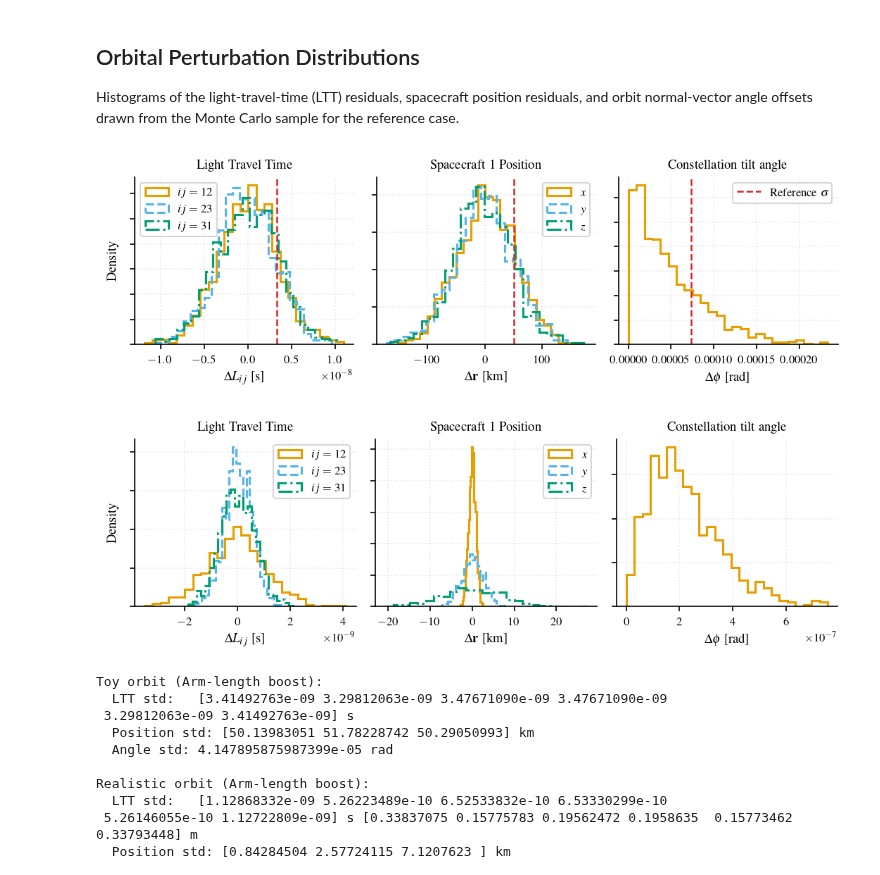
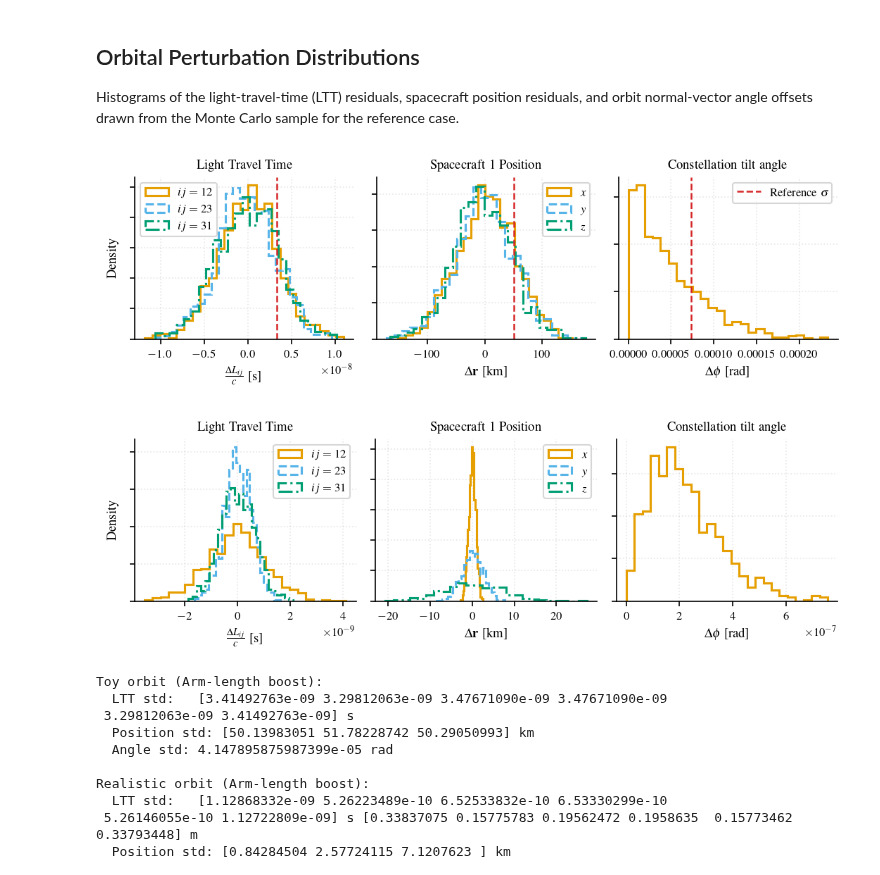
Before and after one commit to lorenzsp/ResponseRequirements, a Jupyter notebook: PaperPlots.ipynb, the cells around one changed output. Cells and saved outputs as stored; diff of their text form; code cells hidden in the pictures.

```diff
--- a/PaperPlots.ipynb
+++ b/PaperPlots.ipynb
@@ -87,6 +87,7 @@ CASES = {
     "Translation (boost)":     "segwo_results/static/arm0.0_rot0.0_trans50000.0_boost1.0/",
     "Realistic (no boost)": "segwo_results/15.0days_evolving_boost0.0/",
     "Realistic (boost)":    "segwo_results/15.0days_evolving_boost1.0/",
+    "Toy like realistic (boost)": "segwo_results/static/arm0.3_rot150.0_trans10000.0_boost1.0/",
 }
 
 # Reference case for the perturbation-distribution histograms
@@ -111,8 +112,7 @@ def load_results(results_dir):
             "mismatch":              hf["errors/mismatch"][()],
             "strain2x_abs_error":    hf["errors/strain2x_abs_error"][()],
             "strain2x_angle_error":  hf["errors/strain2x_angle_error"][()],
-            "amp_violation_ratio":   float(hf["errors"].attrs["amp_violation_ratio"]),
-            "phase_violation_ratio": float(hf["errors"].attrs["phase_violation_ratio"]),
+            "strain2x_avg_rel_amp_error": hf["errors/strain2x_avg_rel_amp_error"][()],
         }
         # Optional datasets (not present in all files)
         for key, path in [
@@ -130,10 +130,6 @@ for label, path in CASES.items():
     try:
         all_data[label] = load_results(path)
         d = all_data[label]
-        print(
-            f"✓  {label:28s}  Nf={d['f'].size}, Npix={d['npix']}, "
-            f"amp={d['amp_violation_ratio']:.2e}, phase={d['phase_violation_ratio']:.2e}"
-        )
     except FileNotFoundError as e:
         print(f"✗  {label:28s}  {e}")
 
@@ -228,7 +215,7 @@ for i in range(3):
         # label=rf"$\Delta L_{{{LINKS[i]}}}$",
         label=rf"$ij = {{{LINKS[i]}}}$",
     )
-ax.set_xlabel(r"$\Delta L_{ij}$ [s]")
+ax.set_xlabel(r"$\frac{\Delta L_{ij}}{c}$ [s]")
 ax.set_ylabel("Density")
 ax.axvline(1.0/C, color='tab:red', ls='--', lw=1.2,)
 ax.set_yticklabels([])
@@ -244,35 +231,35 @@ for i, lbl in enumerate(["$x$", "$y$", "$z$"]):
     ax.hist(
         ref["position_residuals"][:, 0, i] / 1e3, bins=25,
         histtype='step', linestyle=linestyle[i], linewidth=1.5, density=True,
         label=lbl,
     )
 ax.set_xlabel(r"$\Delta \mathbf{r}$ [km]")
 # ax.set_ylabel("Density")
 ax.set_yticklabels([])
 ax.axvline(50.0, color='tab:red', ls='--', lw=1.2,)
 ax.set_title("Spacecraft 1 Position")
 ax.legend()
 std_pos = np.std(ref["position_residuals"][:, 0, :], axis=0) / 1e3
 
 # ── Orbit tilt angle ─────────────────────────────────────────────────────────
 ref = all_data["Rotation (boost)"]
 ax = axes[2]
 dist_centroid = 2.5e9 * np.sqrt(1 / 3)
 expected_sigma = 50e3 * 2.13 / dist_centroid
 ax.hist(ref["angle"], bins=25, histtype='step', linewidth=1.5, density=True)
 ax.axvline(expected_sigma, color='tab:red', ls='--', lw=1.2, label=r"Reference $\sigma$")
 ax.set_xlabel(r"$\Delta\phi$ [rad]")
 # ax.set_ylabel("Density")
 ax.set_yticklabels([])
 ax.set_title("Constellation tilt angle")
 ax.legend()
 std_angle = np.std(ref["angle"], axis=0)
 
 plt.tight_layout()
-plt.savefig(os.path.join(PAPER_DIR, "static_orbit_perturbation_distributions.pdf"))
+plt.savefig(os.path.join(PAPER_DIR, "static_orbit_perturbation_distributions.png"), dpi=300)
 plt.show()
 # %% [output]
-[figure, old version]
+[figure, new version]
 # %%
 ref = all_data["Realistic (boost)"]
 linestyle = ['-', '--', '-.']
@@ -288,7 +275,7 @@ for i in range(3):
         # label=rf"$\Delta L_{{{LINKS[i]}}}$",
         label=rf"$ij = {{{LINKS[i]}}}$",
     )
-ax.set_xlabel(r"$\Delta L_{ij}$ [s]")
+ax.set_xlabel(r"$\frac{\Delta L_{ij}}{c}$ [s]")
 ax.set_ylabel("Density")
 ax.set_yticklabels([])
 ax.set_title("Light Travel Time")
@@ -325,10 +312,10 @@ std_angle_real = np.std(ref["angle"], axis=0)
 
 # fig.suptitle(f"Reference case: {REFERENCE_CASE}", fontsize=8)
 plt.tight_layout()
-plt.savefig(os.path.join(PAPER_DIR, "evolving_orbit_perturbation_distributions.pdf"))
+plt.savefig(os.path.join(PAPER_DIR, "evolving_orbit_perturbation_distributions.png"), dpi=300)
 plt.show()
 # %% [output]
-[figure, old version]
+[figure, new version]
 # %%
 # print std values for toy and realistic cases
 print("Toy orbit (Arm-length boost):")
```
Also changed, not shown: parts of 10 cells of this notebook, 12 other files.
